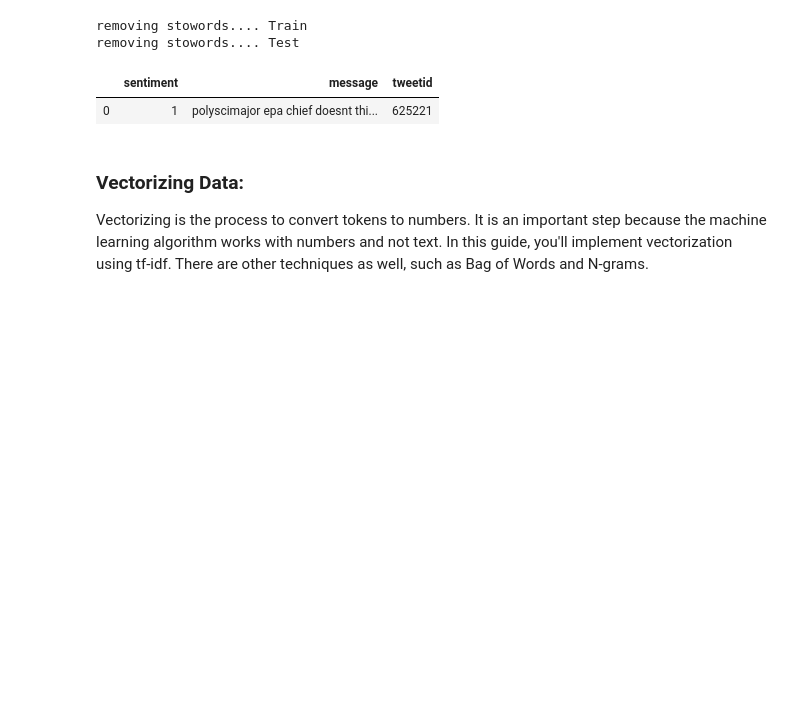
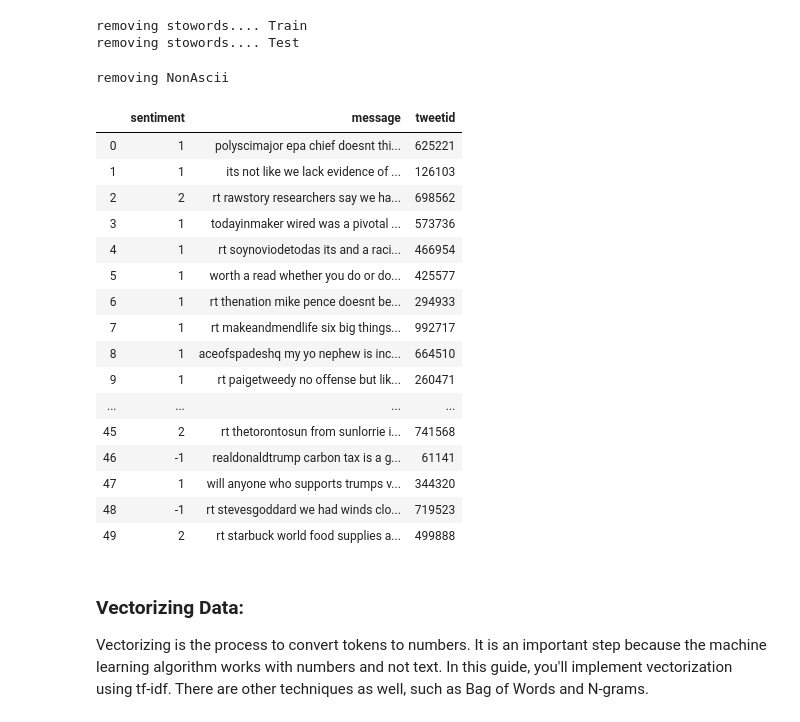
Before and after one commit to TebogoMartinMakama/Climate_Change_Belief_Analysis, a Jupyter notebook: Kaggle_challenge_Last_summission_best.ipynb, the cells around one changed output. Cells and saved outputs as stored; diff of their text form; code cells hidden in the pictures; blank space fills up the shorter version.

```diff
--- a/Kaggle_challenge_Last_summission_best.ipynb
+++ b/Kaggle_challenge_Last_summission_best.ipynb
@@ -117,6 +117,14 @@ X = vect.fit_transform(test['message'])
 # %% [output]
 removing stowords.... Train
 removing stowords.... Test
+# %%
+#Removed NonAscii
+print ('removing NonAscii')
+def _removeNonAscii(s): return "".join(i for i in s if ord(i)<128)
+train['message'] = train['message'].apply(_removeNonAscii)
+test['message'] = test['message'].apply(_removeNonAscii)
+# %% [output]
+removing NonAscii
 # %%
 #Eliminating affixes (circumfixes, suffixes, prefixes, infixes) from a word in order to obtain a word stem
 ps = PorterStemmer()
@@ -125,8 +137,24 @@ stemmed_words = [ps.stem(w) for w in test['message']]
-# %%
-train.head(1)
-# %% [output]
-|  | sentiment | message | tweetid |
-| 0 | 1 | polyscimajor epa chief doesnt thi... | 625221 |
+# %%
+pd.set_option('display.max_colwidth', -1)
+train.head(50)
+# %% [output]
+|  | sentiment | message | tweetid |
+| 0 | 1 | polyscimajor epa chief doesnt thi... | 625221 |
+| 1 | 1 | its not like we lack evidence of ... | 126103 |
+| 2 | 2 | rt rawstory researchers say we ha... | 698562 |
+| 3 | 1 | todayinmaker wired was a pivotal ... | 573736 |
+| 4 | 1 | rt soynoviodetodas its and a raci... | 466954 |
+| 5 | 1 | worth a read whether you do or do... | 425577 |
+| 6 | 1 | rt thenation mike pence doesnt be... | 294933 |
+| 7 | 1 | rt makeandmendlife six big things... | 992717 |
+| 8 | 1 | aceofspadeshq my yo nephew is inc... | 664510 |
+| 9 | 1 | rt paigetweedy no offense but lik... | 260471 |
+| ... | ... | ... | ... |
+| 45 | 2 | rt thetorontosun from sunlorrie i... | 741568 |
+| 46 | -1 | realdonaldtrump carbon tax is a g... | 61141 |
+| 47 | 1 | will anyone who supports trumps v... | 344320 |
+| 48 | -1 | rt stevesgoddard we had winds clo... | 719523 |
+| 49 | 2 | rt starbuck world food supplies a... | 499888 |
 # %%
 #Splitting you Data for X and Y
 X_NT = train['message']
```
Also changed, not shown: parts of 3 cells of this notebook.
